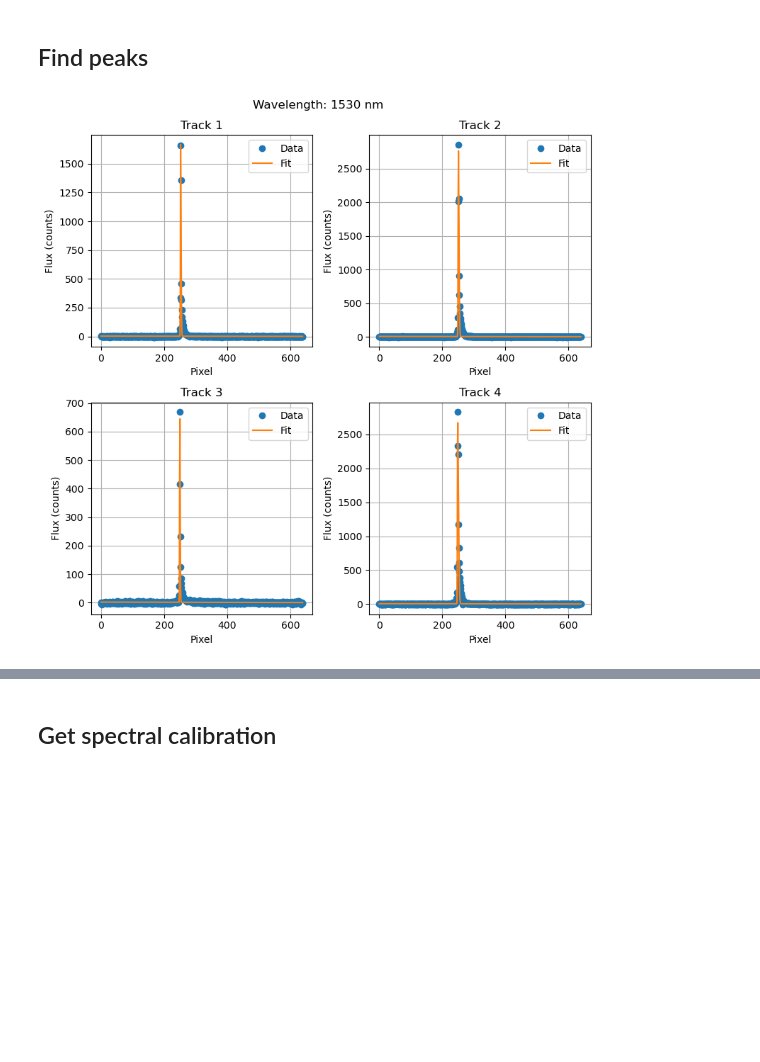
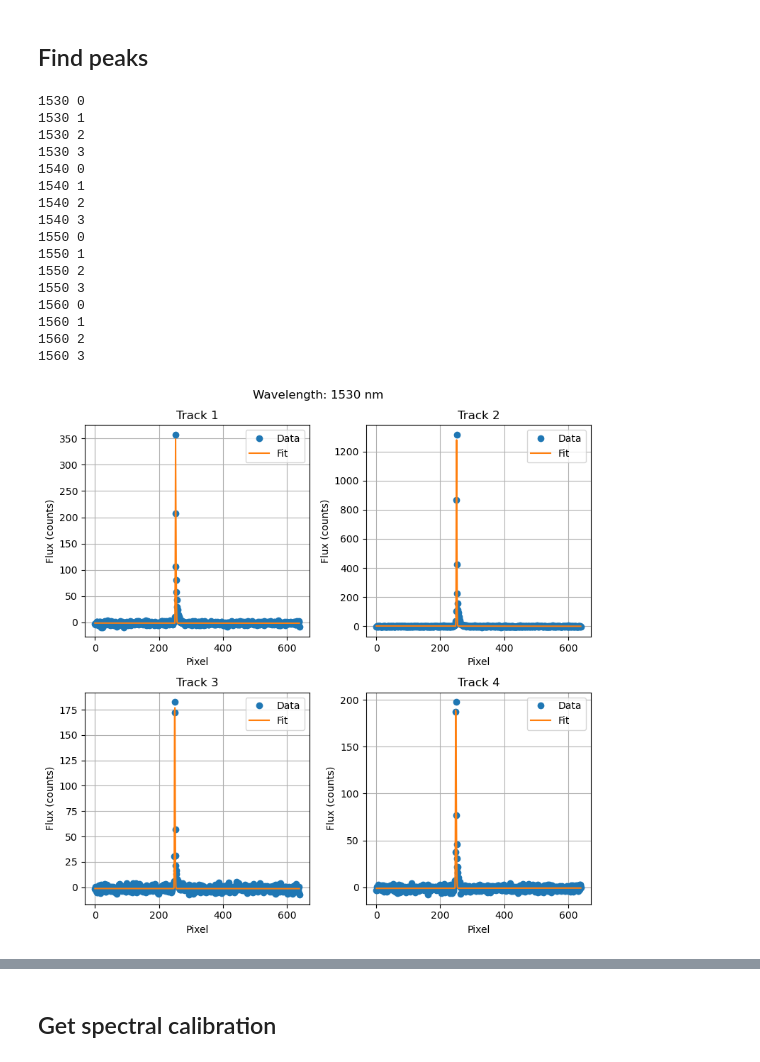
Before and after one commit to VForiel/Kbench, a Jupyter notebook: scripts/spectral_calibration.ipynb, the cells around one changed output, grey strips where cells are left out. Saved outputs shown, nothing was run; the diff lists cells and outputs as text; code cells hidden in the pictures; blank space fills up the shorter version.

```diff
--- a/scripts/spectral_calibration.ipynb
+++ b/scripts/spectral_calibration.ipynb
@@ -137,5 +137,5 @@ Injection BALANCED on channels [0, 1, 2, 3] (segments [138, 137, 136, 135])
 # %%
-nframes = 10
+nframes = 20
 crop_mode = 'rectangles'
 lambdas = [1530, 1540, 1550, 1560]
 # %% [markdown]
@@ -329,32 +329,49 @@ for wl in lambdas:
     plt.figure(figsize=(8,8))
     plt.suptitle(f'Wavelength: {wl} nm')
     for i in range(n_roi):
+        print(wl, i)
         plt.subplot(2,2,i+1)
         flux = fluxes[i]
         popt, _ = curve_fit(skewed_gaussian_with_ramp, x, flux,
-                            p0=[flux.max(), x[np.argmax(flux)], 1.0, 0.0, np.median(flux), 0.0],
+                            p0=[flux.max(), x[np.argmax(flux)], 1.1, 0., np.median(flux), 0.0],
                             bounds=([0, x.min(), 0, -np.inf, -flux.max(), -np.inf], [np.inf, x.max(), np.inf, np.inf, flux.max(), np.inf]))
         temp.append(popt[1])
         plt.plot(x, flux, 'o', label='Data')
         plt.plot(x, skewed_gaussian_with_ramp(x, *popt), label='Fit')
         plt.title(f'Track {i+1}')
         plt.xlabel('Pixel')
         plt.ylabel('Flux (counts)')
         plt.legend()
         plt.grid(True)
     plt.tight_layout()
     peaks.append(temp)
 
 peaks = np.array(peaks) # (wavelength, track)
 
 # %matplotlib widget
 plt.figure()
 plt.plot(lambdas, peaks, 'o')
 plt.grid()
 plt.legend([f'Track {i+1}' for i in range(peaks.shape[1])], loc='best')
 plt.xlabel('Wavelength (nm)')
 plt.ylabel('Peak position (pixels)')
 plt.title('Peak positions vs. wavelength')
 plt.tight_layout()
 # %% [output]
+1530 0
+1530 1
+1530 2
+1530 3
+1540 0
+1540 1
+1540 2
+1540 3
+1550 0
+1550 1
+1550 2
+1550 3
+1560 0
+1560 1
+1560 2
+1560 3
-[figure, old version]
+[figure, new version]
```
Also changed, not shown: parts of 10 cells of this notebook, 1 other file.
